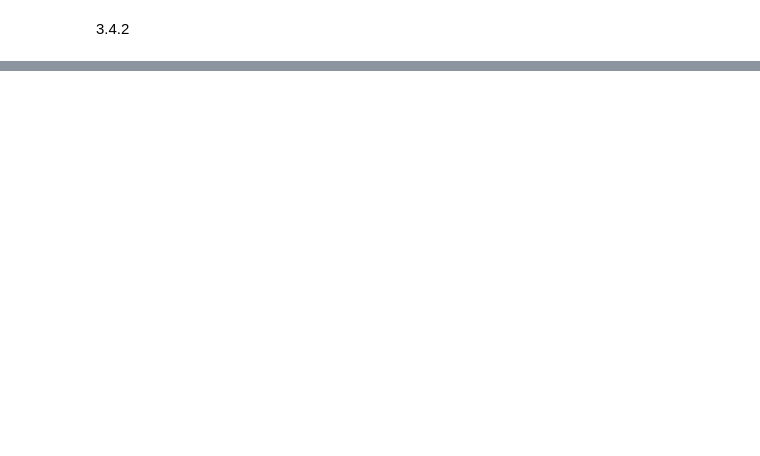
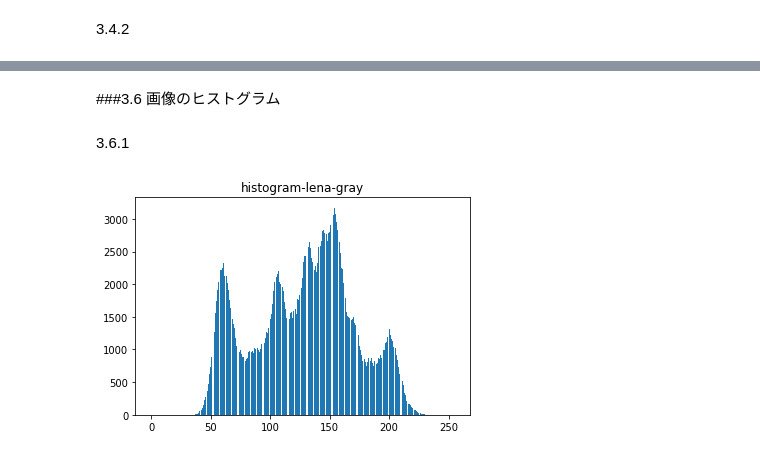
Before and after one commit to KuriharaYoshiki/python_medical_images, a Jupyter notebook: popipa.ipynb, the cells around one changed output, grey strips where cells are left out. Saved outputs shown, nothing was run; the diff lists cells and outputs as text; code cells hidden in the pictures; blank space fills up the shorter version.

```diff
--- a/popipa.ipynb
+++ b/popipa.ipynb
@@ -328,0 +397,21 @@ plt.show()
+# %% [markdown]
+###3.6 画像のヒストグラム
+# %% [markdown]
+3.6.1
+# %%
+import cv2
+import numpy as np
+import matplotlib.pyplot as plt
+
+#load lena-gray
+lena_gray=cv2.imread(filename="/content/drive/My Drive/DATASET/dataset/lena-gray.png",
+                     flags=cv2.IMREAD_GRAYSCALE)
+#get histogram
+hist,bins=np.histogram(lena_gray,256,[0,256])
+#show graph
+h=[h for h in range(len(hist))]
+plt.bar(h,hist)
+plt.title("histogram-lena-gray")
+plt.show()
+# %% [output]
+[figure, added]
```
Also changed, not shown: parts of 9 cells of this notebook.
